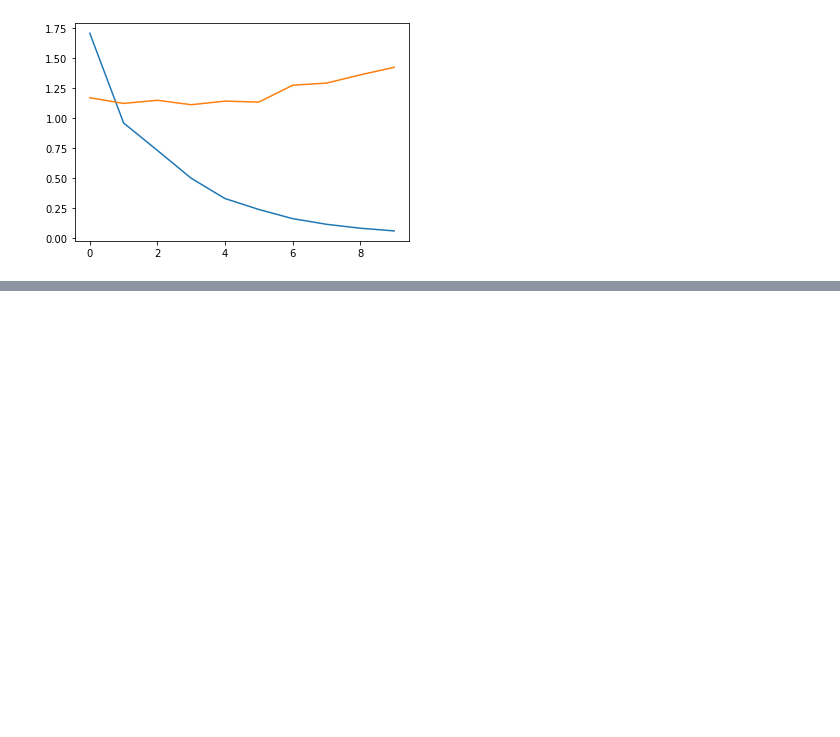
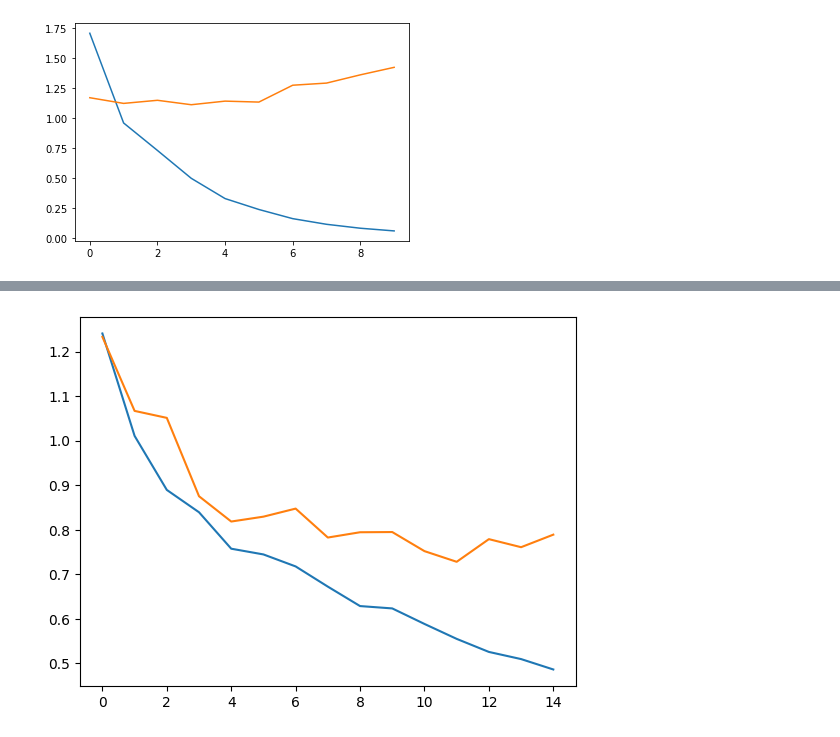
Before and after one commit to AlvielD/UNIBO-DL-2223, a Jupyter notebook: lab_2.ipynb, the cells around one changed output, grey strips where cells are left out. Cells and saved outputs as stored; diff of their text form; code cells hidden in the pictures; blank space fills up the shorter version.

Commit message:
Added "overfitting techniques". (Transfer learning was not shown on this lesson)

```diff
--- a/lab_2.ipynb
+++ b/lab_2.ipynb
@@ -171,0 +204,28 @@ data_aug_model = Sequential()
+# %%
+def create_drop_model(input_shape, num_classes):
+
+    x = Input(shape=input_shape)                    # Input layer
+    augmented = (data_augmentation(input_shape))(x) # Data augmentation model
+    r = Rescaling(1./255)(augmented)                # Reescaling layer
+
+    # Convolutional + Pooling layers
+    c1 = Conv2D(16, 3, padding='same', activation='relu')(r)
+    p1 = MaxPooling2D((2, 2))(c1)
+    c2 = Conv2D(32, 3, padding='same', activation='relu')(p1)
+    p2 = MaxPooling2D((2, 2))(c2)
+    c3 = Conv2D(64, 3, padding='same', activation='relu')(p2)
+    p3 = MaxPooling2D((2, 2))(c3)
+
+    d = Dropout(.2)(p3) # Drops out the previous layer
+    f = Flatten()(d)    # Flattens information
+
+    # Dense layers for inferetation
+    d1 = Dense(128, activation='relu')(f)
+    d2 = Dense(num_classes)(d1)
+
+    model = Model(x, d2)  # Instantiates the model
+    model.summary()       # Prints summary
+
+    return model
+
+model = create_drop_model((d, d, 3), n_classes)
@@ -171,0 +253,11 @@ data_aug_model = Sequential()
+# %%
+# We implement earlyStopping as a callback for our model
+callback = EarlyStopping(monitor="val_accuracy",
+                         mode="max",
+                         patience=5,
+                         restore_best_weights=True)
+
+model.compile(optimizer=Adam(learning_rate=1e-3),
+              loss=tf.keras.losses.SparseCategoricalCrossentropy(from_logits=True),
+              metrics=['accuracy'])
+history = model.fit(train_data, epochs=15, validation_data=val_data, callbacks=[callback])
@@ -171,0 +282,6 @@ data_aug_model = Sequential()
+# %%
+plt.plot(history.history['loss'])
+plt.plot(history.history['val_loss'])
+plt.show()
+# %% [output]
+[figure, added]
```
Also changed, not shown: parts of 15 cells of this notebook.
